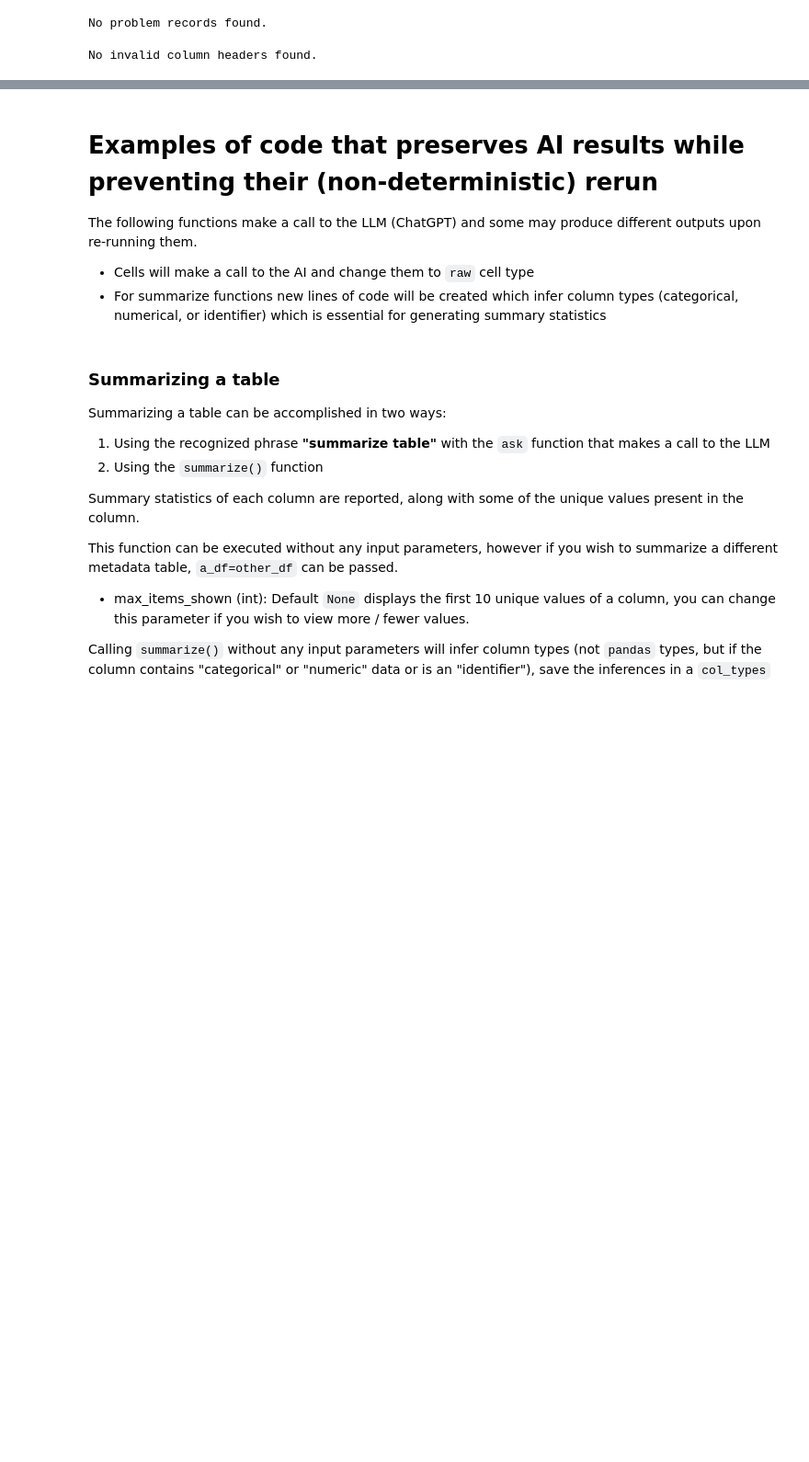
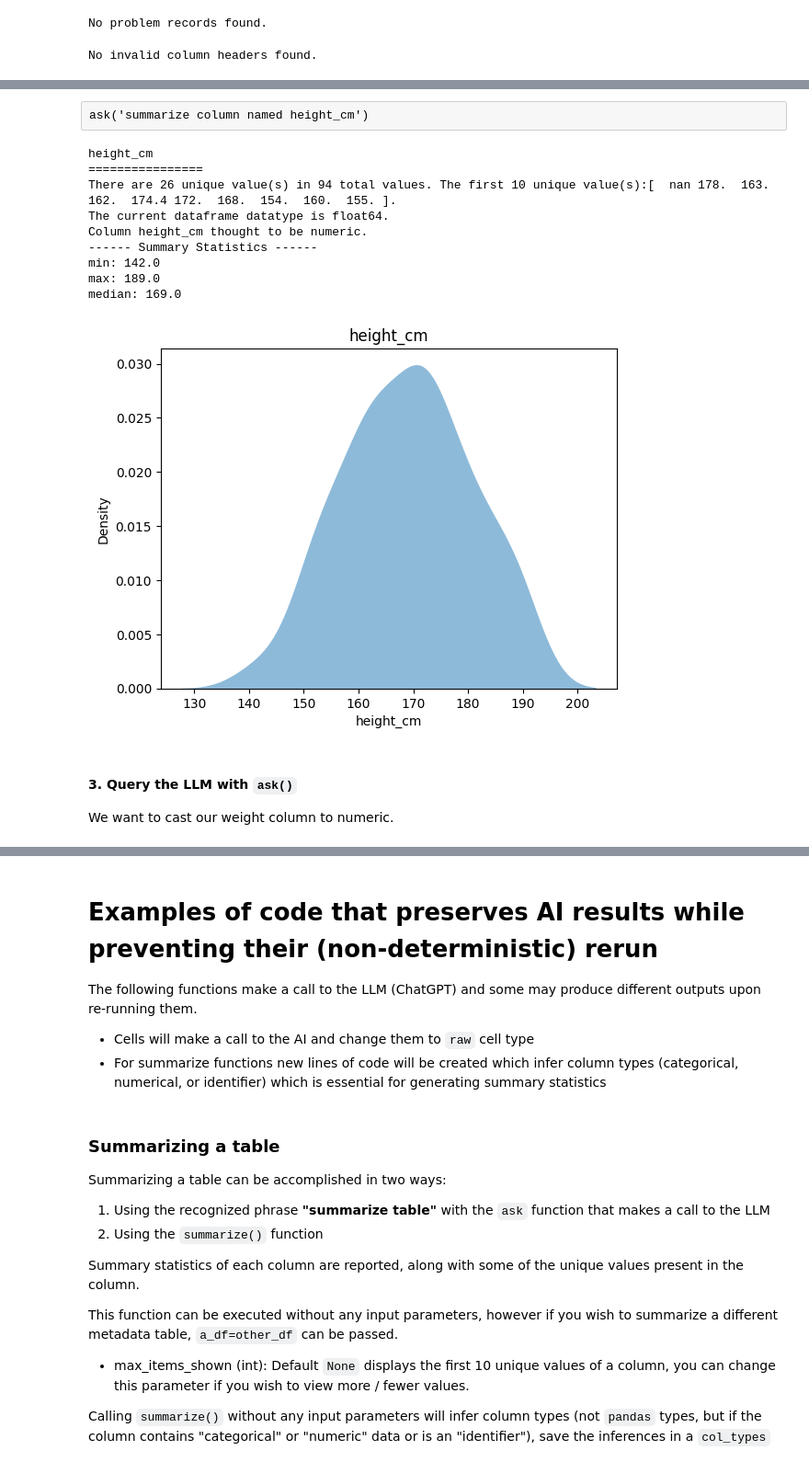
Before and after one commit to dpear/LMNOP, a Jupyter notebook: tutorial/tutorial.ipynb, the cells around one changed output, grey strips where cells are left out. Shown at 92% size. Saved outputs shown, nothing was run; the diff lists cells and outputs as text; code cells hidden in the pictures; blank space fills up the shorter version.

```diff
--- a/tutorial/tutorial.ipynb
+++ b/tutorial/tutorial.ipynb
@@ -1528,0 +1563,19 @@ No invalid column headers found.
+# %% [raw]
+ask('summarize column named height_cm')
+# %%
+summarize_col('height_cm', {"height_cm": "numeric"}, df_name='g_working_df', a_df=g_working_df, max_items_shown=None, visualize=True)
+# %% [output]
+height_cm
+================
+There are 26 unique value(s) in 94 total values. The first 10 unique value(s):[  nan 178.  163.  162.  174.4 172.  168.  154.  160.  155. ].
+The current dataframe datatype is float64.
+Column height_cm thought to be numeric.
+------ Summary Statistics ------
+min: 142.0
+max: 189.0
+median: 169.0
+[figure, added]
+# %% [markdown]
+#### 3. Query the LLM with `ask()`
+
+We want to cast our weight column to numeric.
```
Also changed, not shown: parts of 27 cells of this notebook.
